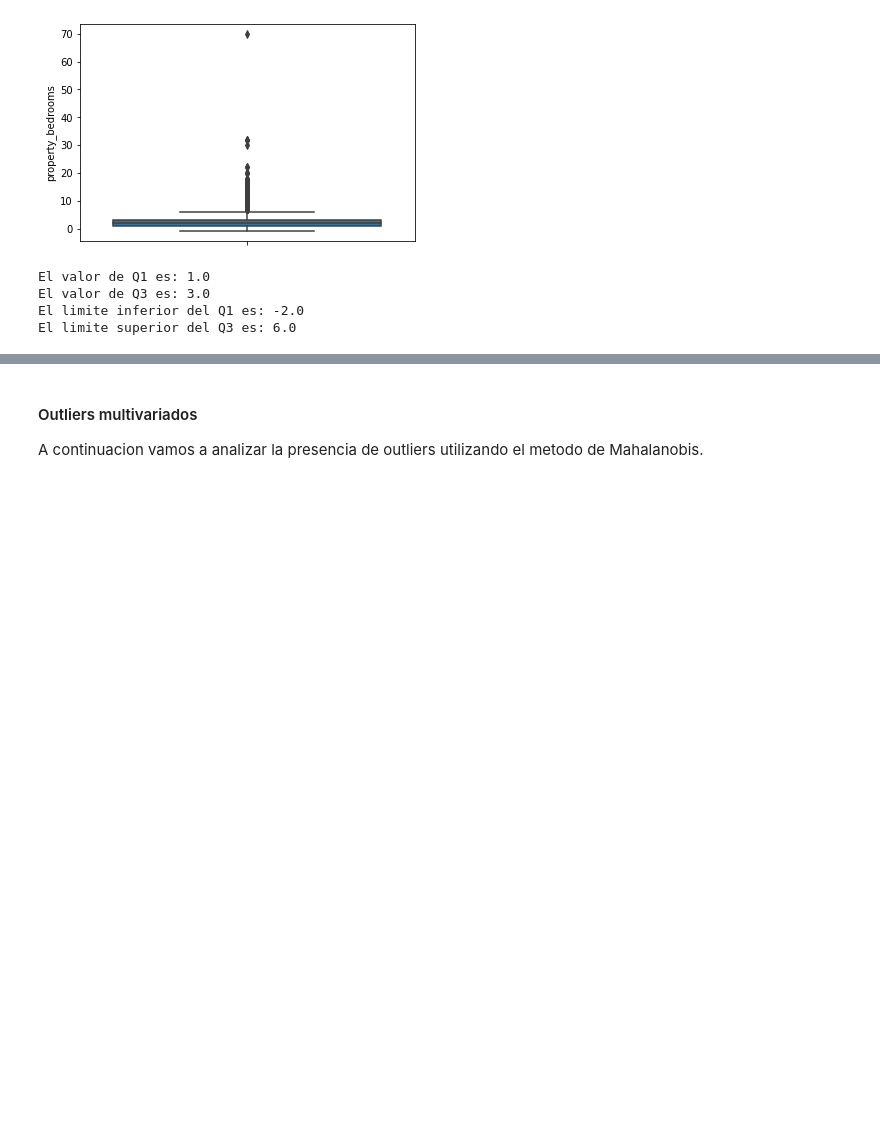
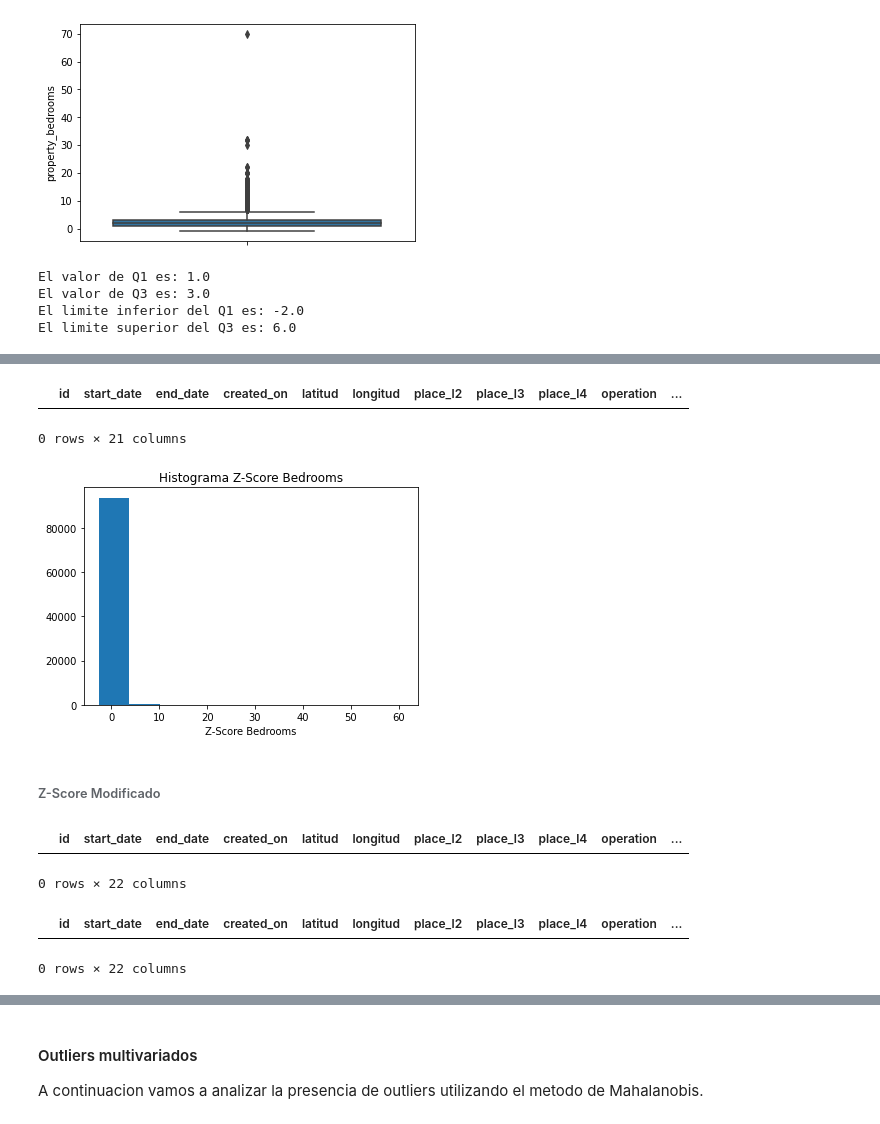
Before and after one commit to valencorrea/7506R-2C2022-GRUPO14, a Jupyter notebook: 7506R_TP1_GRUPO14_ENTREGA_ds.ipynb, the cells around one changed output, grey strips where cells are left out. Drawn from its saved outputs; the diff is of its cells as text; code cells hidden in the pictures; blank space fills up the shorter version.

```diff
--- a/7506R_TP1_GRUPO14_ENTREGA_ds.ipynb
+++ b/7506R_TP1_GRUPO14_ENTREGA_ds.ipynb
@@ -387,0 +442,5 @@ El limite superior del Q3 es: 7.0
+# %%
+mediana_room=np.median(df.property_rooms)
+MAD=np.median(np.absolute(df.property_rooms-mediana_room))
+
+df['zm_rooms']=(df.property_rooms - mediana_room)*0.6745/MAD
@@ -417,0 +499,4 @@ El limite superior del Q3 es: 6.0
+# %%
+media_bedrooms=np.mean(df.property_bedrooms)
+std_bedrooms=np.std(df.property_bedrooms)
+df['z_bedrooms']=(df.property_bedrooms - media_bedrooms)/std_bedrooms
@@ -417,0 +519,14 @@ El limite superior del Q3 es: 6.0
+# %%
+df[df['z_bedrooms']<-3]
+# %% [output]
+|  | id | start_date | end_date | created_on | latitud | longitud | place_l2 | place_l3 | place_l4 | operation | ... |
+0 rows × 21 columns
+# %%
+plt.hist(df.z_bedrooms)
+plt.title('Histograma Z-Score Bedrooms')
+plt.xlabel('Z-Score Bedrooms')
+plt.show()
+# %% [output]
+[figure, added]
+# %% [markdown]
+###### Z-Score Modificado
@@ -417,0 +538,10 @@ El limite superior del Q3 es: 6.0
+# %%
+df[(df['zm_bedrooms']>3.5)]
+# %% [output]
+|  | id | start_date | end_date | created_on | latitud | longitud | place_l2 | place_l3 | place_l4 | operation | ... |
+0 rows × 22 columns
+# %%
+df[(df['zm_bedrooms']<-3.5)]
+# %% [output]
+|  | id | start_date | end_date | created_on | latitud | longitud | place_l2 | place_l3 | place_l4 | operation | ... |
+0 rows × 22 columns
```
Also changed, not shown: parts of 38 cells of this notebook.
